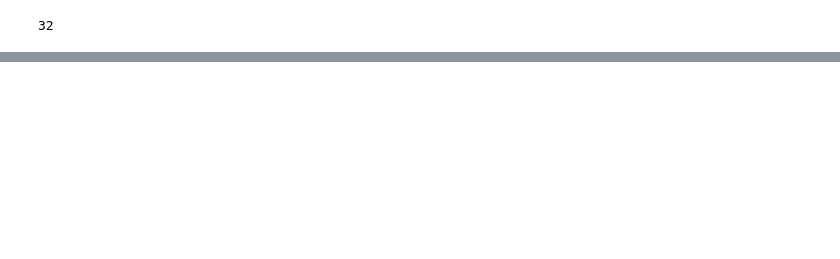
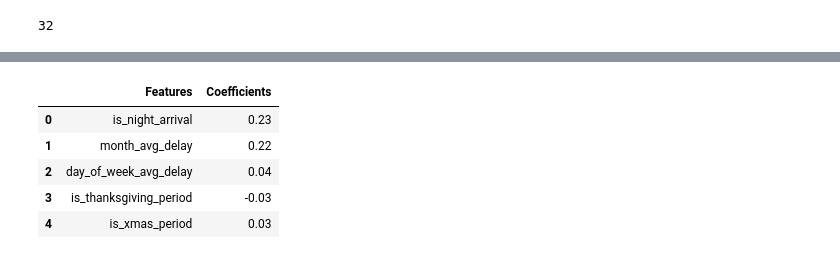
Before and after one commit to binh748/flight-classification, a Jupyter notebook: visualizations.ipynb, the cells around one changed output, grey strips where cells are left out. Saved outputs shown, nothing was run; the diff lists cells and outputs as text; code cells hidden in the pictures; blank space fills up the shorter version.

```diff
--- a/visualizations.ipynb
+++ b/visualizations.ipynb
@@ -168,2 +186,2 @@ largest_coef_dict
 # %%
-pd.DataFrame(largest_coef_dict, index=range(1))
+coef_df = pd.DataFrame(coef_dict, index=range(1)).T.reset_index()
@@ -193,0 +188,13 @@ for row in largest_coef:
+# %%
+coef_df.columns = ['Features', 'Coefficients']
+# %%
+airline_coef = ['Delta Air Lines Inc.', 'Spirit Air Lines',
+                'Southwest Airlines Co.', 'Frontier Airlines Inc.']
+
+weather_coef = ['Visibility_origin', 'Precipitation_destination',
+                'Wind Speed_destination', 'Precipitation_origin',
+                'Visibility_destination', 'Wind Speed_origin']
+
+time_coef = ['is_night_arrival', 'month_avg_delay',
+             'day_of_week_avg_delay', 'is_thanksgiving_period',
+             'is_xmas_period']
@@ -193,0 +205,11 @@ for row in largest_coef:
+# %%
+time_coef_df = coef_df[coef_df['Features'].isin(time_coef)].reset_index(drop=True)
+# %%
+time_coef_df
+# %% [output]
+|  | Features | Coefficients |
+| 0 | is_night_arrival | 0.23 |
+| 1 | month_avg_delay | 0.22 |
+| 2 | day_of_week_avg_delay | 0.04 |
+| 3 | is_thanksgiving_period | -0.03 |
+| 4 | is_xmas_period | 0.03 |
```
Also changed, not shown: parts of 31 cells of this notebook, 2 other files.
